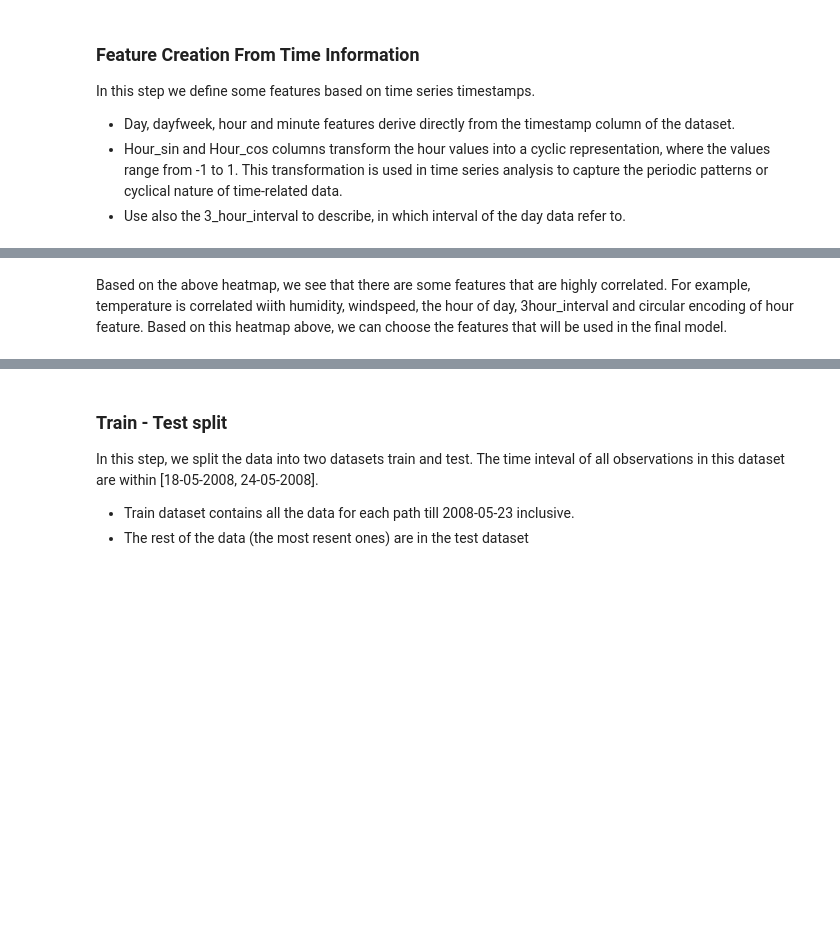
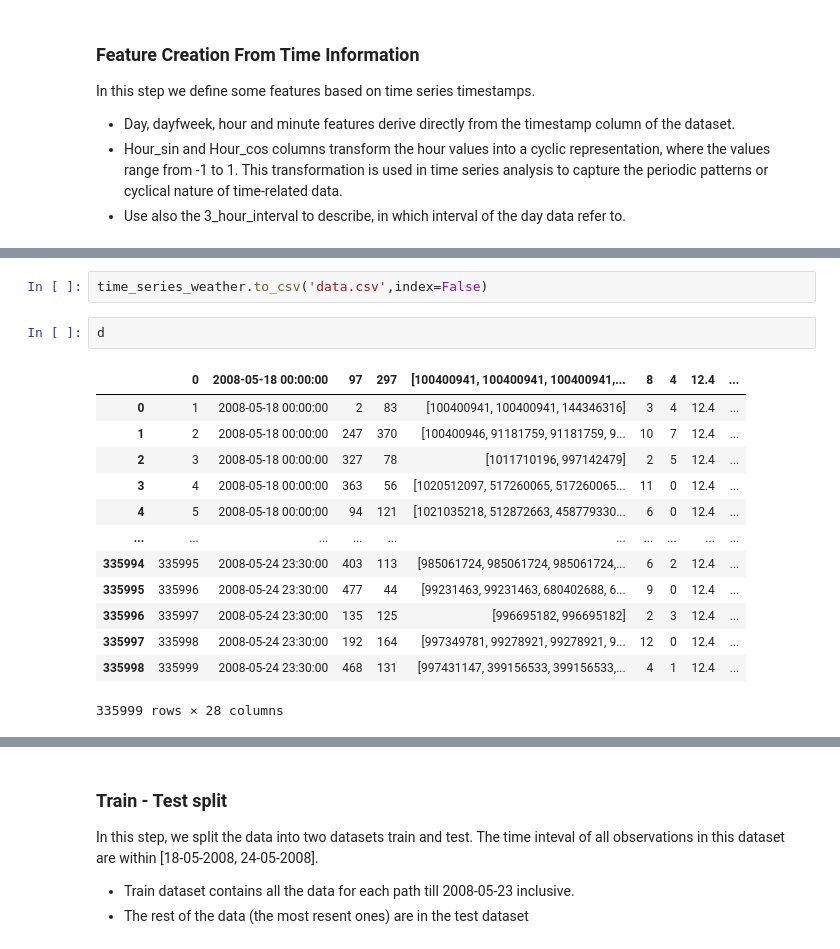
Before and after one commit to stratoskar/Traffic_Flow_Prediction, a Jupyter notebook: Notebooks/San_Fransisco_XGboost_RandomForest_LSTM_Enco-Deco.ipynb, the cells around one changed output, grey strips where cells are left out. Saved outputs shown, nothing was run; the diff lists cells and outputs as text; blank space fills up the shorter version.

```diff
--- a/Notebooks/San_Fransisco_XGboost_RandomForest_LSTM_Enco-Deco.ipynb
+++ b/Notebooks/San_Fransisco_XGboost_RandomForest_LSTM_Enco-Deco.ipynb
@@ -445,3 +269,18 @@ time: 4.31 s (started: 2023-07-15 15:49:04 +03:00)
-# %% [markdown]
-Based on the above heatmap, we see that there are some features that are highly correlated. For example,
-temperature is correlated wiith humidity, windspeed, the hour of day, 3hour_interval and circular encoding of hour feature. Based on this heatmap above, we can choose the features that will be used in the final model.
+# %%
+time_series_weather.to_csv('data.csv',index=False)
+# %%
+d
+# %% [output]
+|  | 0 | 2008-05-18 00:00:00 | 97 | 297 | [100400941, 100400941, 100400941,... | 8 | 4 | 12.4 | ... |
+| 0 | 1 | 2008-05-18 00:00:00 | 2 | 83 | [100400941, 100400941, 144346316] | 3 | 4 | 12.4 | ... |
+| 1 | 2 | 2008-05-18 00:00:00 | 247 | 370 | [100400946, 91181759, 91181759, 9... | 10 | 7 | 12.4 | ... |
+| 2 | 3 | 2008-05-18 00:00:00 | 327 | 78 | [1011710196, 997142479] | 2 | 5 | 12.4 | ... |
+| 3 | 4 | 2008-05-18 00:00:00 | 363 | 56 | [1020512097, 517260065, 517260065... | 11 | 0 | 12.4 | ... |
+| 4 | 5 | 2008-05-18 00:00:00 | 94 | 121 | [1021035218, 512872663, 458779330... | 6 | 0 | 12.4 | ... |
+| ... | ... | ... | ... | ... | ... | ... | ... | ... | ... |
+| 335994 | 335995 | 2008-05-24 23:30:00 | 403 | 113 | [985061724, 985061724, 985061724,... | 6 | 2 | 12.4 | ... |
+| 335995 | 335996 | 2008-05-24 23:30:00 | 477 | 44 | [99231463, 99231463, 680402688, 6... | 9 | 0 | 12.4 | ... |
+| 335996 | 335997 | 2008-05-24 23:30:00 | 135 | 125 | [996695182, 996695182] | 2 | 3 | 12.4 | ... |
+| 335997 | 335998 | 2008-05-24 23:30:00 | 192 | 164 | [997349781, 99278921, 99278921, 9... | 12 | 0 | 12.4 | ... |
+| 335998 | 335999 | 2008-05-24 23:30:00 | 468 | 131 | [997431147, 399156533, 399156533,... | 4 | 1 | 12.4 | ... |
+335999 rows × 28 columns
```
Also changed, not shown: parts of 142 cells of this notebook, 1 other file.
